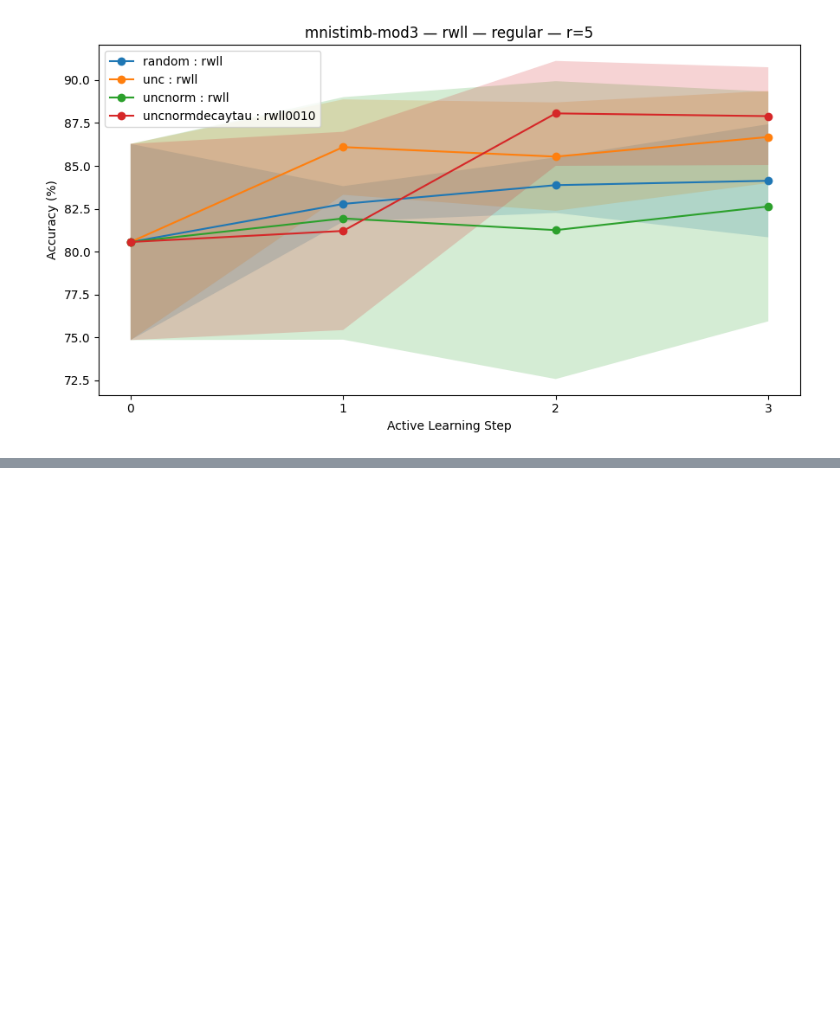
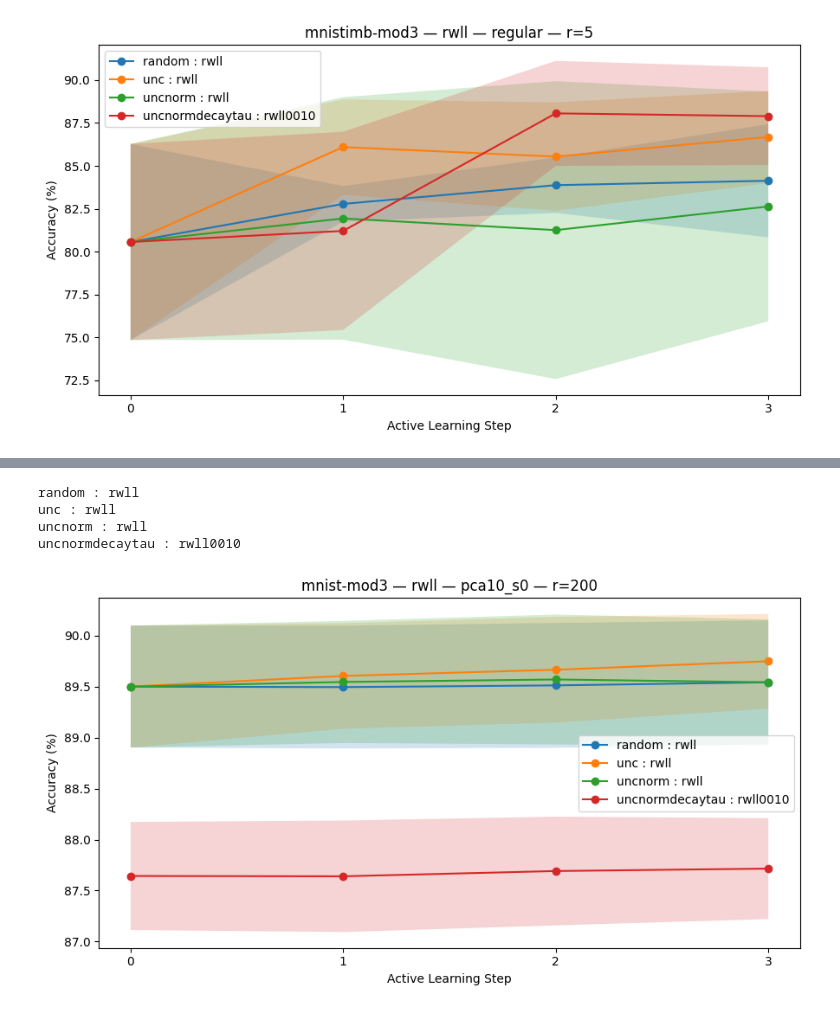
Before and after one commit to mward19/rwll_active_learning, a Jupyter notebook: current_plotting.ipynb, the cells around one changed output, grey strips where cells are left out. Saved outputs shown, nothing was run; the diff lists cells and outputs as text; code cells hidden in the pictures; blank space fills up the shorter version.

```diff
--- a/current_plotting.ipynb
+++ b/current_plotting.ipynb
@@ -98,0 +143,23 @@ uncnormdecaytau : rwll0010
+# %%
+list_methods(
+    dataset="mnist-mod3",
+    iters=3,
+    modelname="rwll",
+    resultsdir="results6",
+    config_path="config_mlp.yaml",
+)
+
+plot_summary(
+    dataset="mnist-mod3",
+    iters=3,
+    modelname="rwll",
+    resultsdir="results6",
+    config_path="config_mlp.yaml",
+    show_std=True,
+)
+# %% [output]
+random : rwll
+unc : rwll
+uncnorm : rwll
+uncnormdecaytau : rwll0010
+[figure, added]
```
Also changed, not shown: parts of 2 cells of this notebook, 4 other files.
